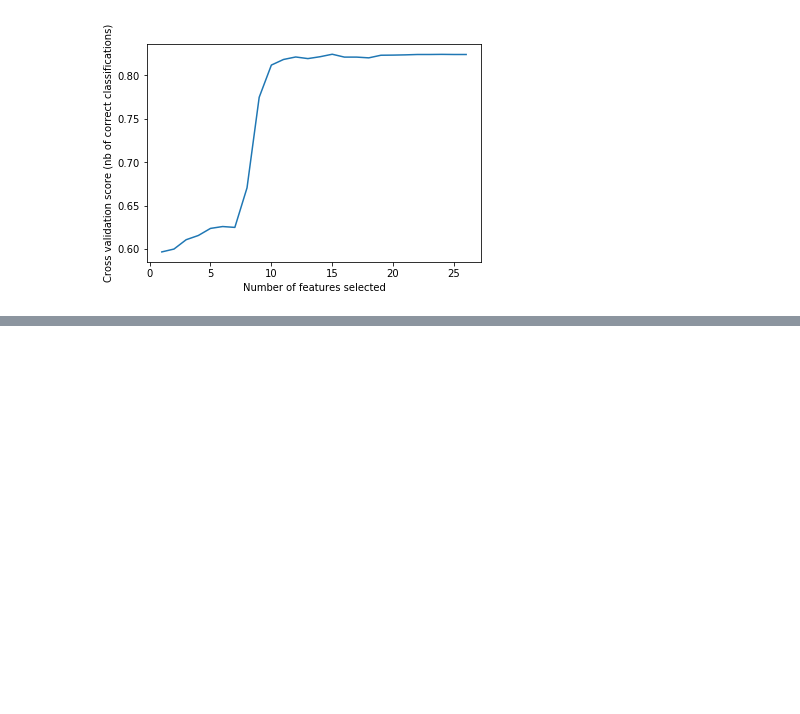
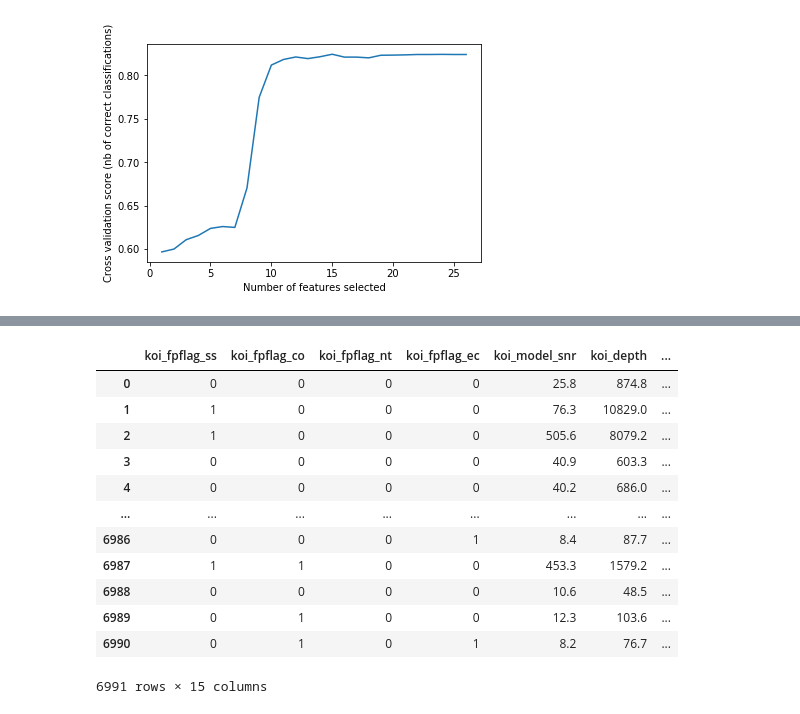
Before and after one commit to luisantoniococa/Exoplanet_Exploration_Machine_Learning, a Jupyter notebook: Preprocessing_and_feature_selection.ipynb, the cells around one changed output, grey strips where cells are left out. Saved outputs shown, nothing was run; the diff lists cells and outputs as text; code cells hidden in the pictures; blank space fills up the shorter version.

```diff
--- a/Preprocessing_and_feature_selection.ipynb
+++ b/Preprocessing_and_feature_selection.ipynb
@@ -480,0 +505,4 @@ pca_scores, fa_scores
+# %%
+selected_features = featureScores.sort_values(by=['Score'], ascending=False).reset_index()
+# %%
+selected_features = selected_features.drop('index', axis = 1)
@@ -480,0 +512,20 @@ pca_scores, fa_scores
+# %%
+selected_features = selected_features.iloc[:15]
+list_selected_features = selected_features['Specs'].tolist()
+# %%
+final_X = filtered_df[list_selected_features]
+final_X
+# %% [output]
+|  | koi_fpflag_ss | koi_fpflag_co | koi_fpflag_nt | koi_fpflag_ec | koi_model_snr | koi_depth | ... |
+| 0 | 0 | 0 | 0 | 0 | 25.8 | 874.8 | ... |
+| 1 | 1 | 0 | 0 | 0 | 76.3 | 10829.0 | ... |
+| 2 | 1 | 0 | 0 | 0 | 505.6 | 8079.2 | ... |
+| 3 | 0 | 0 | 0 | 0 | 40.9 | 603.3 | ... |
+| 4 | 0 | 0 | 0 | 0 | 40.2 | 686.0 | ... |
+| ... | ... | ... | ... | ... | ... | ... | ... |
+| 6986 | 0 | 0 | 0 | 1 | 8.4 | 87.7 | ... |
+| 6987 | 1 | 1 | 0 | 0 | 453.3 | 1579.2 | ... |
+| 6988 | 0 | 0 | 0 | 0 | 10.6 | 48.5 | ... |
+| 6989 | 0 | 1 | 0 | 0 | 12.3 | 103.6 | ... |
+| 6990 | 0 | 1 | 0 | 1 | 8.2 | 76.7 | ... |
+6991 rows × 15 columns
```
Also changed, not shown: parts of 9 cells of this notebook, 1 other file.
